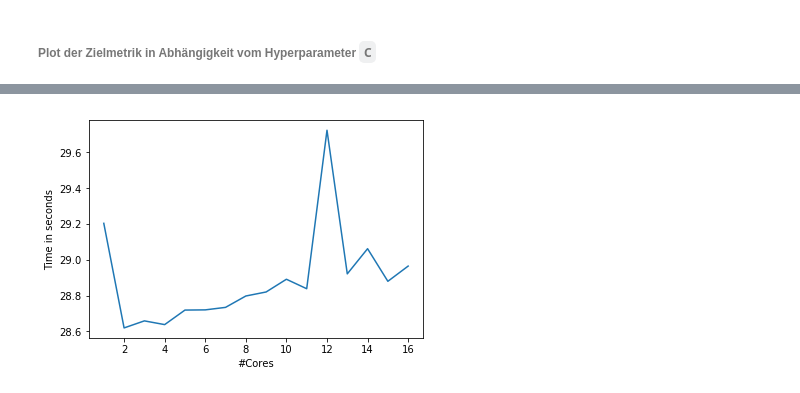
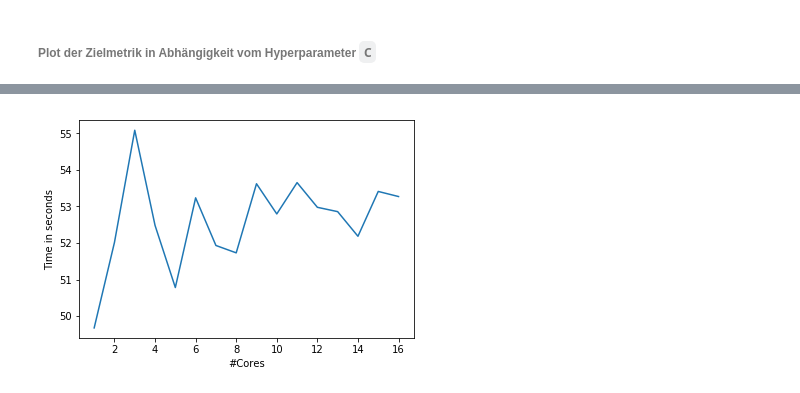
Before and after one commit to tecoKIT/smart-data-analytics, a Jupyter notebook: Uebung2/Exercise3.ipynb, the cells around one changed output, grey strips where cells are left out. Drawn from its saved outputs; the diff is of its cells as text; code cells hidden in the pictures.

```diff
--- a/Uebung2/Exercise3.ipynb
+++ b/Uebung2/Exercise3.ipynb
@@ -144,0 +240,10 @@ Plotte die benötigte Zeit in Abhängigkeit zur Anzahl der Kerne
+# %%
+heart['sex'] = heart['sex'].astype('object')
+heart['chest_pain_type'] = heart['chest_pain_type'].astype('object')
+heart['fasting_blood_sugar'] = heart['fasting_blood_sugar'].astype('object')
+heart['rest_ecg'] = heart['rest_ecg'].astype('object')
+heart['exercise_induced_angina'] = heart['exercise_induced_angina'].astype('object')
+heart['st_slope'] = heart['st_slope'].astype('object')
+heart['thalassemia'] = heart['thalassemia'].astype('object')
+# %%
+heart = pd.get_dummies(heart, drop_first=True)
@@ -144,0 +259,3 @@ Plotte die benötigte Zeit in Abhängigkeit zur Anzahl der Kerne
+# %%
+#split the data
+X_train, X_test, y_train, y_test = model_selection.train_test_split(heart.drop('target', 1), heart['target'], test_size = .2, random_state=0)
@@ -144,0 +264,9 @@ Plotte die benötigte Zeit in Abhängigkeit zur Anzahl der Kerne
+# %%
+# Hyper-Parameter Space
+grid_heart = {'n_estimators': [int(x) for x in np.linspace(start = 10, stop = 1000, num = 10)],
+              'max_features': ['auto', 'sqrt']}
+
+# SVM als Klassifikator
+clf = RandomForestClassifier()
+
+times_heart, search_heart = grid_search_with_cores(clf, grid_heart, X_train=X_train, y_train=y_train, core_range=None)
@@ -145,4 +295,4 @@ Plotte die benötigte Zeit in Abhängigkeit zur Anzahl der Kerne
 # %%
-plot_times(times_bc)
+plot_times(times_heart)
 # %% [output]
-[figure, old version]
+[figure, new version]
```
Also changed, not shown: parts of 56 cells of this notebook, 1 other file.
